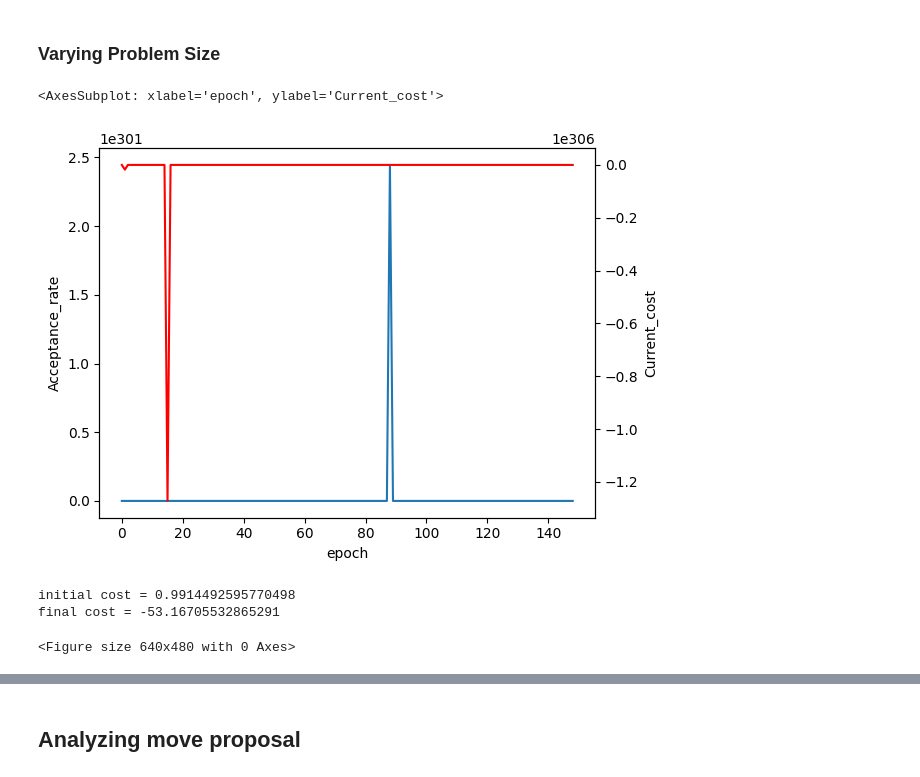
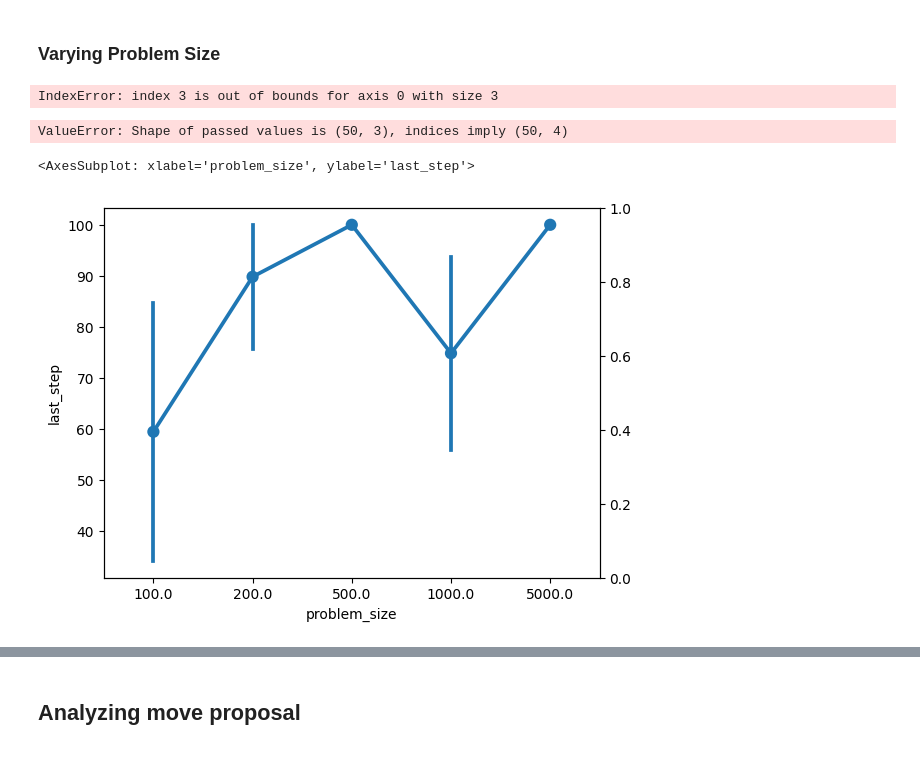
Before and after one commit to LucaSfragara/SimulatedAnnealing, a Jupyter notebook: probl.ipynb, the cells around one changed output, grey strips where cells are left out. Saved outputs shown, nothing was run; the diff lists cells and outputs as text; code cells hidden in the pictures.

```diff
--- a/probl.ipynb
+++ b/probl.ipynb
@@ -153,23 +129,45 @@ for problem_size in problem_sizes:
-# %%
-sns.lineplot(data = hist[:-1], x = "epoch", y = "Acceptance_rate")
-ax2 = plt.twinx()
-sns.lineplot(data = hist[:-1], x = "epoch", y = "Current_cost", ax=ax2, color = "red")
-# %% [output]
-<AxesSubplot: xlabel='epoch', ylabel='Current_cost'>
-[figure, removed]
-# %%
-optimizer = Optimizer(100, seed=123)
-optimizer.config
-beta_list = SA.geometric_cooling(8, 0.99, steps=1000)
-best_probl, hist = SA.simann(optimizer, mcmc_steps=100,
-                             beta_list=beta_list, seed=10)
-
-fig0 = plt.figure()
-#best_probl.display(fig0)
-# %% [output]
-initial cost = 0.9914492595770498
-final cost = -53.16705532865291
-<Figure size 640x480 with 0 Axes>
+# %%
+#problem_sizes = [100, 200, 500, 1000, 5000]
+
+problem_sizes = [100, 200, 500, 1000, 5000]
+
+simulations = 10
+anneal_steps = 100
+mcmc_steps = 100
+
+data = np.zeros(shape = (simulations*len(problem_sizes), 4)) #columns are: problem size, last step (i.e. step at which it converged), best cost
+
+beta_list = SA.linearbeta(beta0=0.01, beta1=1, steps=anneal_steps)
+
+
+#LINEAR BETA
+i = 0
+for problem_size in problem_sizes:
+    for sim in range(simulations):
+        optimizer = Optimizer(problem_size, create_path = False)
+
+        epoch, hist = SA.simann(optimizer, mcmc_steps=100,
+                             beta_list=beta_list, seed=10, mc_hook= early_stop_hook)
+
+        data[i][0] = problem_size
+        data[i][1] = epoch
+        data[i][2] = hist[epoch-1][4] #get the last best cost
+        data[i][3] = data[i][2] < -100
+        i += 1
+# %% [output]
+IndexError: index 3 is out of bounds for axis 0 with size 3
+# %%
+
+data_df = pd.DataFrame(data, columns=["problem_size", "last_step", "best_cost", "has_converged"])
+# %% [output]
+ValueError: Shape of passed values is (50, 3), indices imply (50, 4)
+# %%
+fig, ax = plt.subplots(1,1)
+ax2 = ax.twinx()
+sns.pointplot(data = data_df, x = "problem_size", y = "last_step", ax = ax)
+# %% [output]
+<AxesSubplot: xlabel='problem_size', ylabel='last_step'>
+[figure, added]
 # %%
 sns.lineplot(data = hist[:-1], x = "epoch", y = "Acceptance_rate")
 ax2 = plt.twinx()
```
Also changed, not shown: parts of 5 cells of this notebook, 1 other file.
